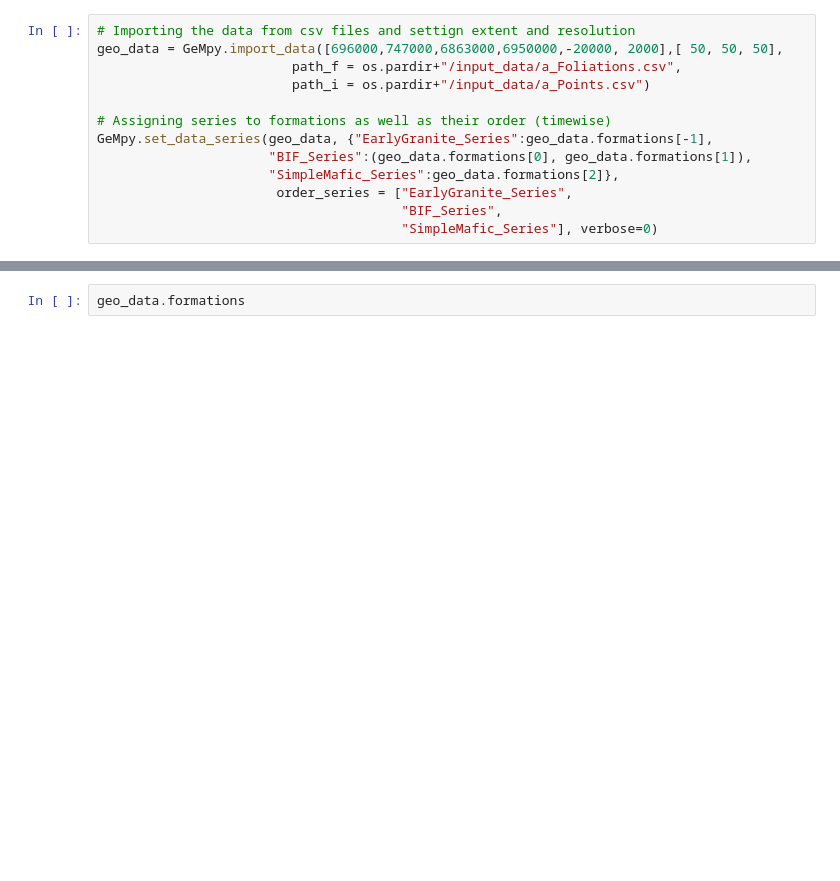
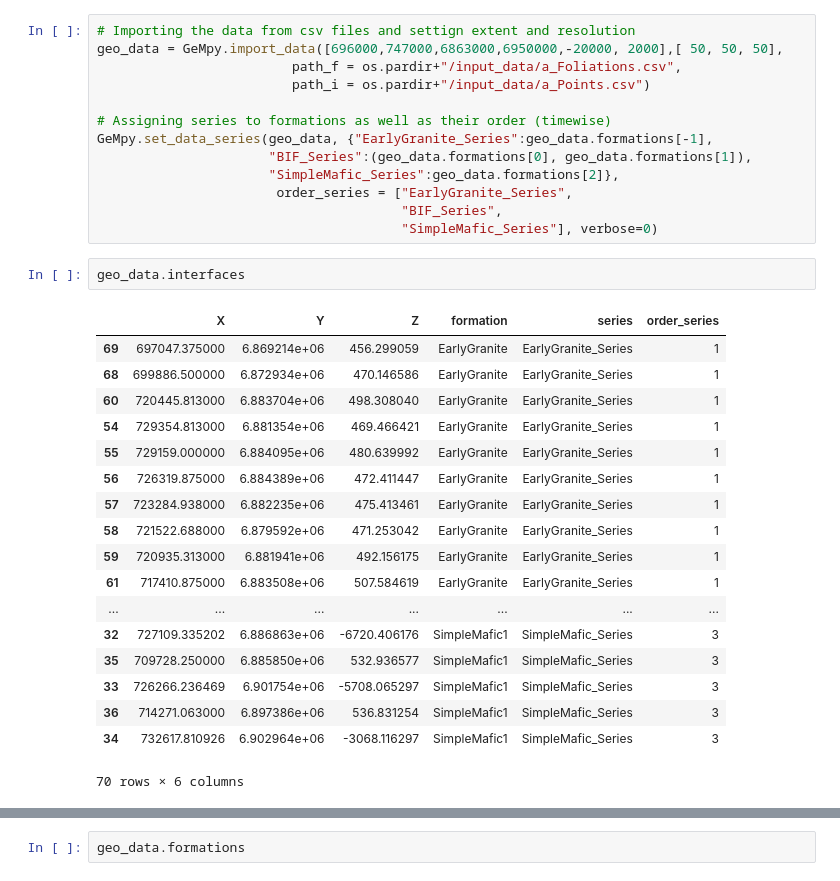
Before and after one commit to nre-aachen/gempy, a Jupyter notebook: Prototype Notebook/Example_1_Sandstone.ipynb, the cells around one changed output, grey strips where cells are left out. Saved outputs shown, nothing was run; the diff lists cells and outputs as text; blank space fills up the shorter version.

```diff
--- a/Prototype Notebook/Example_1_Sandstone.ipynb
+++ b/Prototype Notebook/Example_1_Sandstone.ipynb
@@ -41,3 +41,24 @@ GeMpy.set_data_series(geo_data, {"EarlyGranite_Series":geo_data.formations[-1],
                        order_series = ["EarlyGranite_Series",
                                        "BIF_Series",
                                        "SimpleMafic_Series"], verbose=0)
+# %%
+geo_data.interfaces
+# %% [output]
+|  | X | Y | Z | formation | series | order_series |
+| 69 | 697047.375000 | 6.869214e+06 | 456.299059 | EarlyGranite | EarlyGranite_Series | 1 |
+| 68 | 699886.500000 | 6.872934e+06 | 470.146586 | EarlyGranite | EarlyGranite_Series | 1 |
+| 60 | 720445.813000 | 6.883704e+06 | 498.308040 | EarlyGranite | EarlyGranite_Series | 1 |
+| 54 | 729354.813000 | 6.881354e+06 | 469.466421 | EarlyGranite | EarlyGranite_Series | 1 |
+| 55 | 729159.000000 | 6.884095e+06 | 480.639992 | EarlyGranite | EarlyGranite_Series | 1 |
+| 56 | 726319.875000 | 6.884389e+06 | 472.411447 | EarlyGranite | EarlyGranite_Series | 1 |
+| 57 | 723284.938000 | 6.882235e+06 | 475.413461 | EarlyGranite | EarlyGranite_Series | 1 |
+| 58 | 721522.688000 | 6.879592e+06 | 471.253042 | EarlyGranite | EarlyGranite_Series | 1 |
+| 59 | 720935.313000 | 6.881941e+06 | 492.156175 | EarlyGranite | EarlyGranite_Series | 1 |
+| 61 | 717410.875000 | 6.883508e+06 | 507.584619 | EarlyGranite | EarlyGranite_Series | 1 |
+| ... | ... | ... | ... | ... | ... | ... |
+| 32 | 727109.335202 | 6.886863e+06 | -6720.406176 | SimpleMafic1 | SimpleMafic_Series | 3 |
+| 35 | 709728.250000 | 6.885850e+06 | 532.936577 | SimpleMafic1 | SimpleMafic_Series | 3 |
+| 33 | 726266.236469 | 6.901754e+06 | -5708.065297 | SimpleMafic1 | SimpleMafic_Series | 3 |
+| 36 | 714271.063000 | 6.897386e+06 | 536.831254 | SimpleMafic1 | SimpleMafic_Series | 3 |
+| 34 | 732617.810926 | 6.902964e+06 | -3068.116297 | SimpleMafic1 | SimpleMafic_Series | 3 |
+70 rows × 6 columns
```
Also changed, not shown: parts of 1 cell of this notebook, 34 other files.
